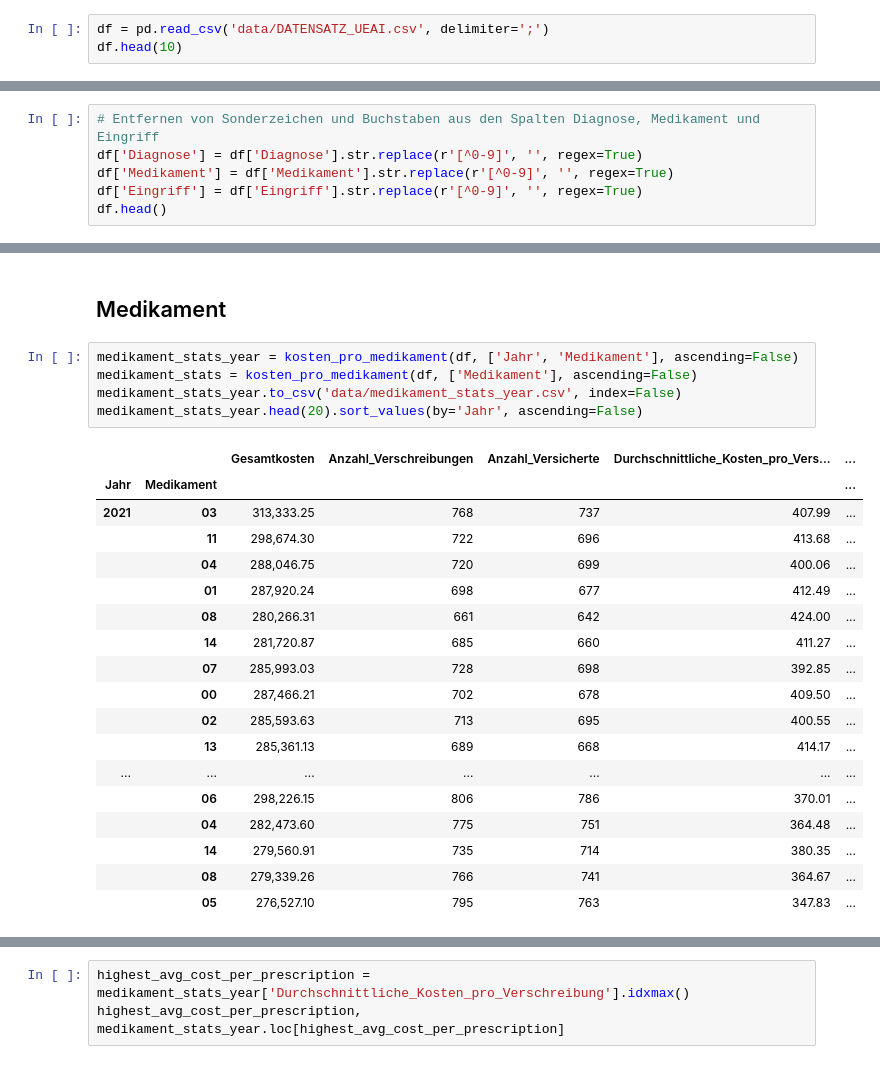
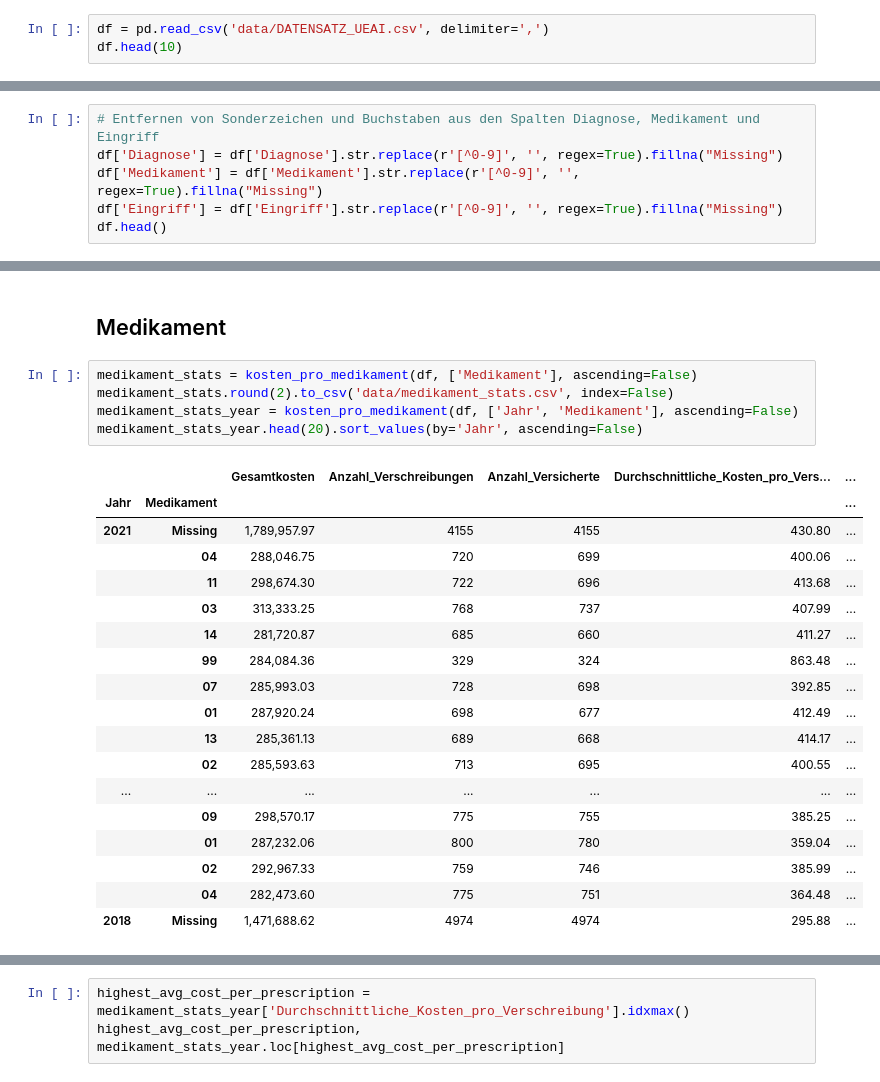
Before and after one commit to sls-mdr/supreme-disco, a Jupyter notebook: data_ralley.ipynb, the cells around one changed output, grey strips where cells are left out. Cells and saved outputs as stored; diff of their text form.

```diff
--- a/data_ralley.ipynb
+++ b/data_ralley.ipynb
@@ -16,7 +16,7 @@ pd.options.display.float_format = "{:,.2f}".format
 # %% [markdown]
 # Basics
 # %%
-df = pd.read_csv('data/DATENSATZ_UEAI.csv', delimiter=';')
+df = pd.read_csv('data/DATENSATZ_UEAI.csv', delimiter=',')
 df.head(10)
 # %% [output]
 |  | Versnr | Jahr | Ausgaben | Diagnose | Medikament | Eingriff | Gebjahr |
@@ -180,9 +180,9 @@ Hypothese: die frühen Jahrgänge könnten noch nicht beahndelt oder medikamenti
 ### Cleaning
 # %%
 # Entfernen von Sonderzeichen und Buchstaben aus den Spalten Diagnose, Medikament und Eingriff
-df['Diagnose'] = df['Diagnose'].str.replace(r'[^0-9]', '', regex=True)
-df['Medikament'] = df['Medikament'].str.replace(r'[^0-9]', '', regex=True)
-df['Eingriff'] = df['Eingriff'].str.replace(r'[^0-9]', '', regex=True)
+df['Diagnose'] = df['Diagnose'].str.replace(r'[^0-9]', '', regex=True).fillna("Missing")
+df['Medikament'] = df['Medikament'].str.replace(r'[^0-9]', '', regex=True).fillna("Missing")
+df['Eingriff'] = df['Eingriff'].str.replace(r'[^0-9]', '', regex=True).fillna("Missing")
 df.head()
 # %% [output]
 |  | Versnr | Jahr | Ausgaben | Diagnose | Medikament | Eingriff | Gebjahr |
@@ -324,29 +248,29 @@ plt.show()
 # %% [markdown]
 ## Medikament
 # %%
+medikament_stats = kosten_pro_medikament(df, ['Medikament'], ascending=False)
+medikament_stats.round(2).to_csv('data/medikament_stats.csv', index=False)
 medikament_stats_year = kosten_pro_medikament(df, ['Jahr', 'Medikament'], ascending=False)
-medikament_stats = kosten_pro_medikament(df, ['Medikament'], ascending=False)
-medikament_stats_year.to_csv('data/medikament_stats_year.csv', index=False)
 medikament_stats_year.head(20).sort_values(by='Jahr', ascending=False)
 # %% [output]
 |  |  | Gesamtkosten | Anzahl_Verschreibungen | Anzahl_Versicherte | Durchschnittliche_Kosten_pro_Vers... | ... |
 | Jahr | Medikament |  |  |  |  | ... |
-| 2021 | 03 | 313,333.25 | 768 | 737 | 407.99 | ... |
+| 2021 | Missing | 1,789,957.97 | 4155 | 4155 | 430.80 | ... |
+|  | 04 | 288,046.75 | 720 | 699 | 400.06 | ... |
 |  | 11 | 298,674.30 | 722 | 696 | 413.68 | ... |
-|  | 04 | 288,046.75 | 720 | 699 | 400.06 | ... |
+|  | 03 | 313,333.25 | 768 | 737 | 407.99 | ... |
+|  | 14 | 281,720.87 | 685 | 660 | 411.27 | ... |
+|  | 99 | 284,084.36 | 329 | 324 | 863.48 | ... |
+|  | 07 | 285,993.03 | 728 | 698 | 392.85 | ... |
 |  | 01 | 287,920.24 | 698 | 677 | 412.49 | ... |
-|  | 08 | 280,266.31 | 661 | 642 | 424.00 | ... |
-|  | 14 | 281,720.87 | 685 | 660 | 411.27 | ... |
-|  | 07 | 285,993.03 | 728 | 698 | 392.85 | ... |
-|  | 00 | 287,466.21 | 702 | 678 | 409.50 | ... |
+|  | 13 | 285,361.13 | 689 | 668 | 414.17 | ... |
 |  | 02 | 285,593.63 | 713 | 695 | 400.55 | ... |
-|  | 13 | 285,361.13 | 689 | 668 | 414.17 | ... |
 | ... | ... | ... | ... | ... | ... | ... |
-|  | 06 | 298,226.15 | 806 | 786 | 370.01 | ... |
+|  | 09 | 298,570.17 | 775 | 755 | 385.25 | ... |
+|  | 01 | 287,232.06 | 800 | 780 | 359.04 | ... |
+|  | 02 | 292,967.33 | 759 | 746 | 385.99 | ... |
 |  | 04 | 282,473.60 | 775 | 751 | 364.48 | ... |
-|  | 14 | 279,560.91 | 735 | 714 | 380.35 | ... |
-|  | 08 | 279,339.26 | 766 | 741 | 364.67 | ... |
-|  | 05 | 276,527.10 | 795 | 763 | 347.83 | ... |
+| 2018 | Missing | 1,471,688.62 | 4974 | 4974 | 295.88 | ... |
 # %%
 medikament_stats.describe()
 # %% [output]
```
Also changed, not shown: parts of 23 cells of this notebook, 4 other files.
